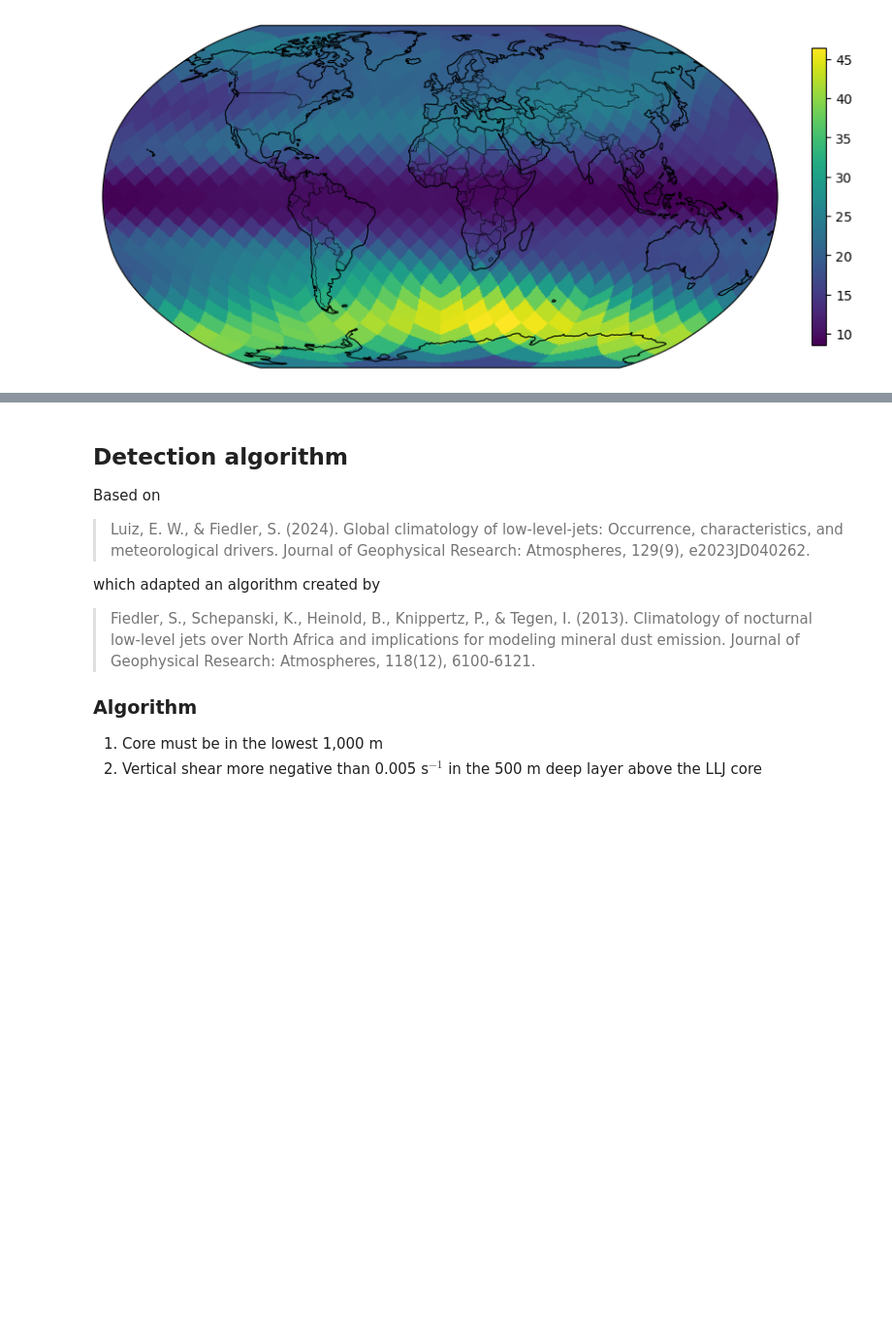
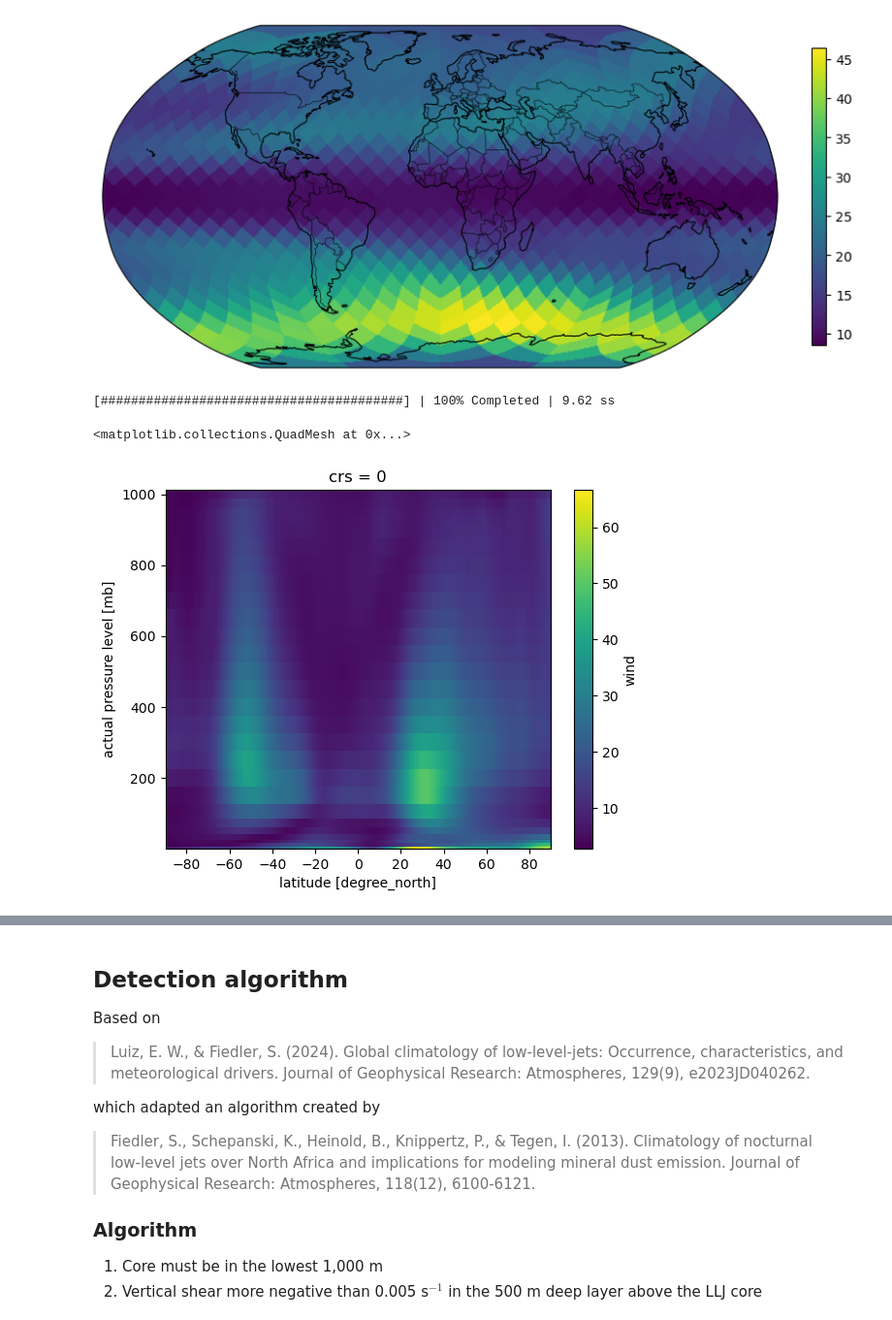
Before and after one commit to ivalencius/hk25-jet-mcs, a Jupyter notebook: global-jets.ipynb, the cells around one changed output, grey strips where cells are left out. Shown: that part at 97% size. Saved outputs shown, nothing was run; the diff lists cells and outputs as text; code cells hidden in the pictures; blank space fills up the shorter version.

```diff
--- a/global-jets.ipynb
+++ b/global-jets.ipynb
@@ -124,6 +116,12 @@ worldmap(ds.wind.sel(time=slice('2020-01-01', '2020-12-31')).mean(dim=['time', '
 [########################################] | 100% Completed | 10.22 s
 [########################################] | 100% Completed | 10.26 s
 [figure]
+# %%
+ds.wind.sel(time=slice('2020-01-01', '2020-02-01')).mean('time').groupby('lat').mean(skipna=True).plot()
+# %% [output]
+[########################################] | 100% Completed | 9.62 ss
+<matplotlib.collections.QuadMesh at 0x...>
+[figure, added]
 # %%
 # Select the GPPLJ regions
 us = ((ds.lat <= 50) & (ds.lat >= 20) & (ds.lon >= -130+360) & (ds.lon <= -70+360))
```
Also changed, not shown: parts of 6 cells of this notebook.
